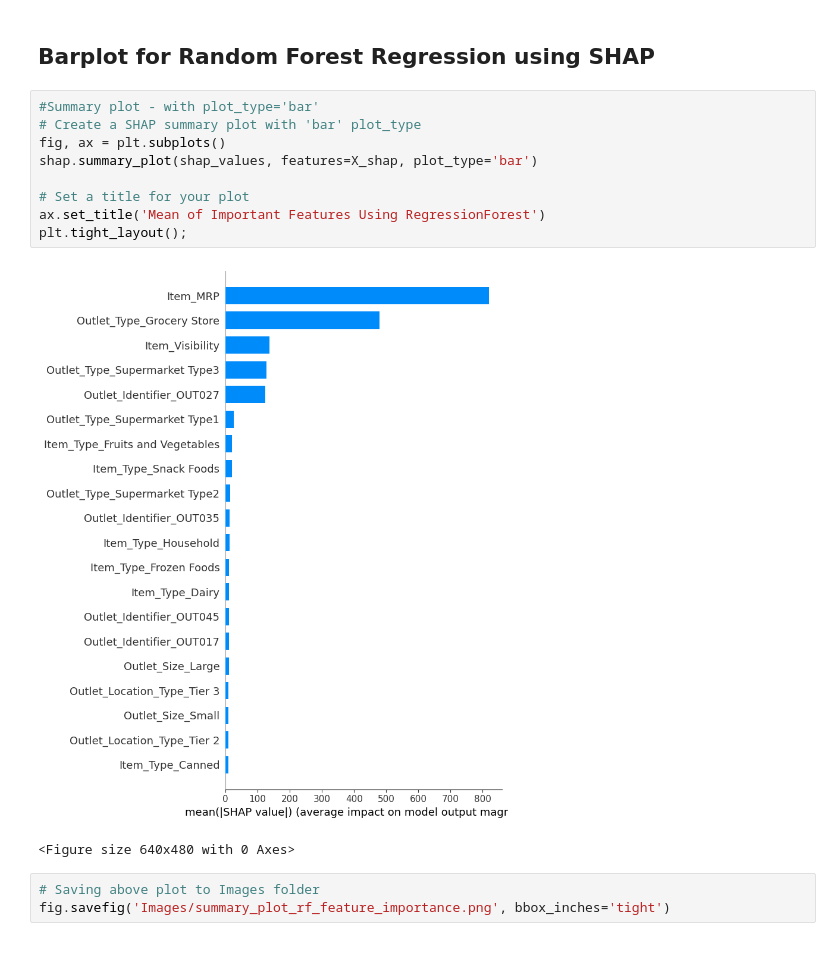
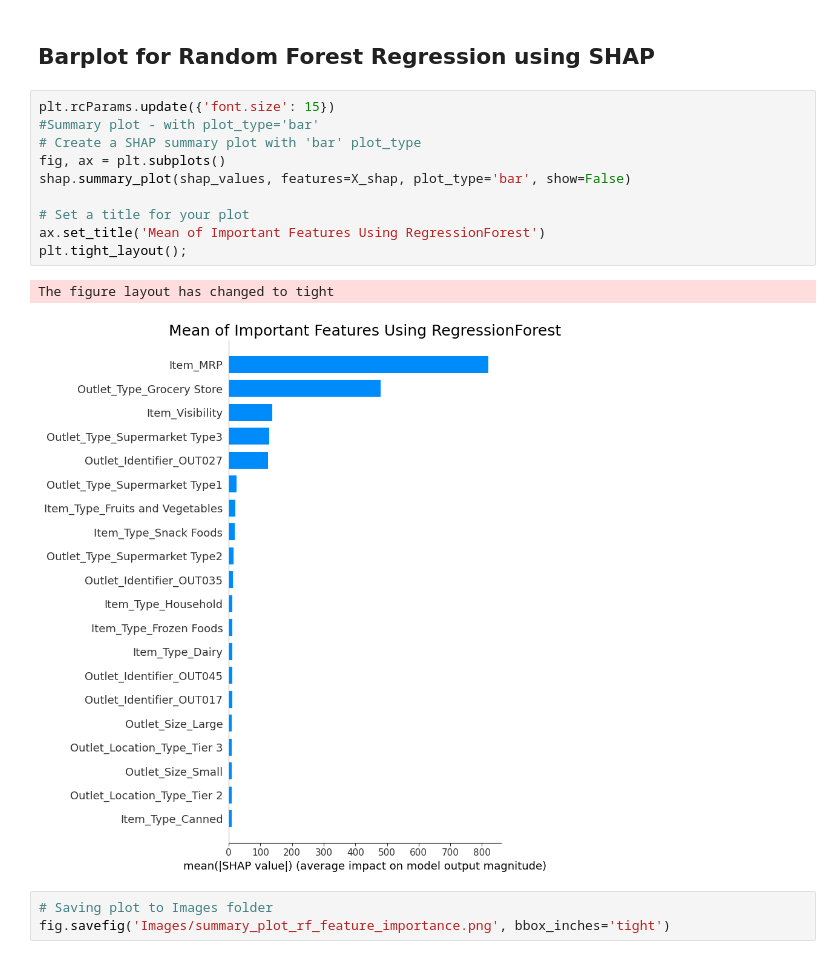
Before and after one commit to patelmedha/Prediction-of-Product-Sales, a Jupyter notebook: Explaining Models with Shap.ipynb, the cells around one changed output. Drawn from its saved outputs; the diff is of its cells as text.

Commit message:
completed Shap models

```diff
--- a/Explaining Models with Shap.ipynb
+++ b/Explaining Models with Shap.ipynb
@@ -79,17 +79,18 @@ shap_values.shape
 # %% [markdown]
 ## Barplot for Random Forest Regression using SHAP
 # %%
+plt.rcParams.update({'font.size': 15})
 #Summary plot - with plot_type='bar'
 # Create a SHAP summary plot with 'bar' plot_type
 fig, ax = plt.subplots()
-shap.summary_plot(shap_values, features=X_shap, plot_type='bar')
+shap.summary_plot(shap_values, features=X_shap, plot_type='bar', show=False)
 
 # Set a title for your plot
 ax.set_title('Mean of Important Features Using RegressionForest')
 plt.tight_layout();
 # %% [output]
+The figure layout has changed to tight
-[figure, old version]
+[figure, new version]
-<Figure size 640x480 with 0 Axes>
 # %%
-# Saving above plot to Images folder
+# Saving plot to Images folder
 fig.savefig('Images/summary_plot_rf_feature_importance.png', bbox_inches='tight')
```
Also changed, not shown: parts of 5 cells of this notebook, 1 other file.
